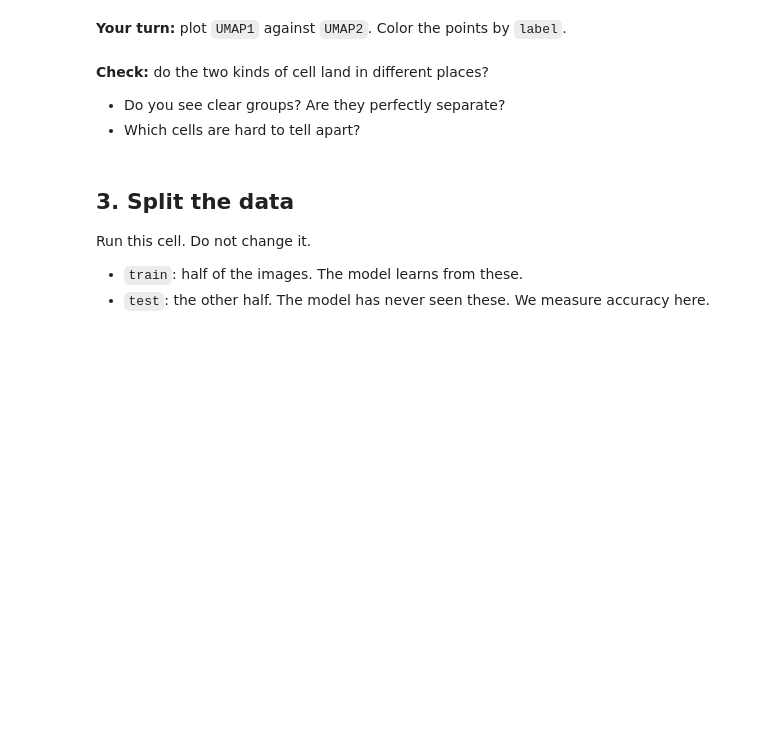
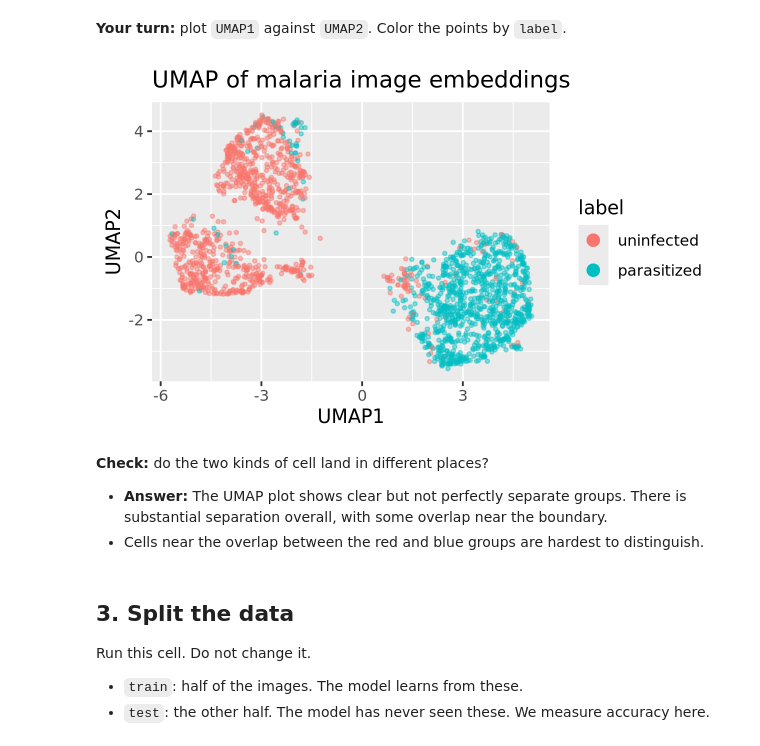
Before and after one commit to miazhouruoya/codespace, a Jupyter notebook: exercises/17-encoder-exercise.ipynb, the cells around one changed output. Saved outputs shown, nothing was run; the diff lists cells and outputs as text; code cells hidden in the pictures; blank space fills up the shorter version.

```diff
--- a/exercises/17-encoder-exercise.ipynb
+++ b/exercises/17-encoder-exercise.ipynb
@@ -44,12 +89,17 @@ umap_coords |> head()
 # %% [markdown]
 **Your turn:** plot `UMAP1` against `UMAP2`. Color the points by `label`.
 # %%
-# Chart code goes here
+ggplot(umap_coords, aes(x = UMAP1, y = UMAP2, color = label)) +
+    geom_point(alpha = 0.45, size = 0.8) +
+    labs(title = 'UMAP of malaria image embeddings', x = 'UMAP1', y = 'UMAP2') +
+    guides(color = guide_legend(override.aes = list(alpha = 1, size = 3)))
+# %% [output]
+[figure, added]
 # %% [markdown]
 **Check:** do the two kinds of cell land in different places?
 
-- Do you see clear groups? Are they perfectly separate?
-- Which cells are hard to tell apart?
+- **Answer:** The UMAP plot shows clear but not perfectly separate groups. There is substantial separation overall, with some overlap near the boundary.
+- Cells near the overlap between the red and blue groups are hardest to distinguish.
 # %% [markdown]
 ## 3. Split the data
 
```
Also changed, not shown: parts of 10 cells of this notebook, 2 other files.
